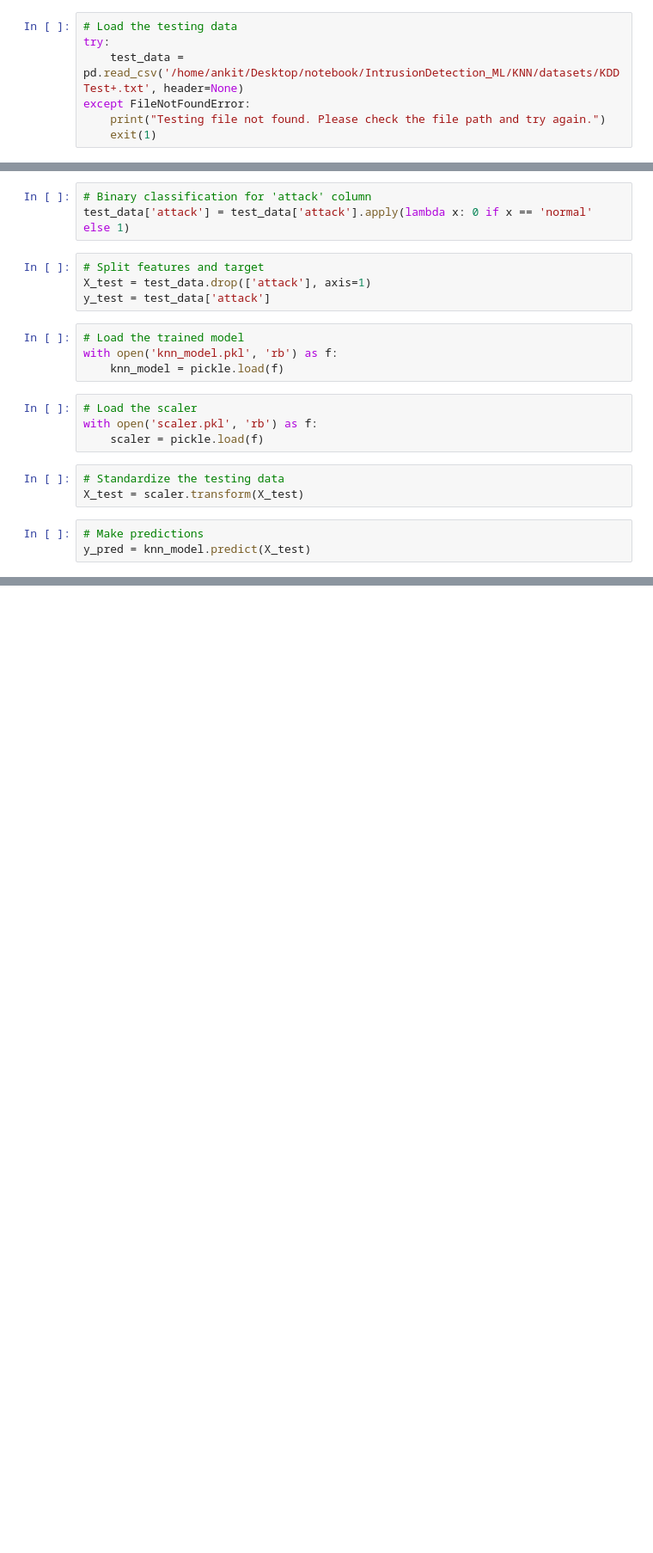
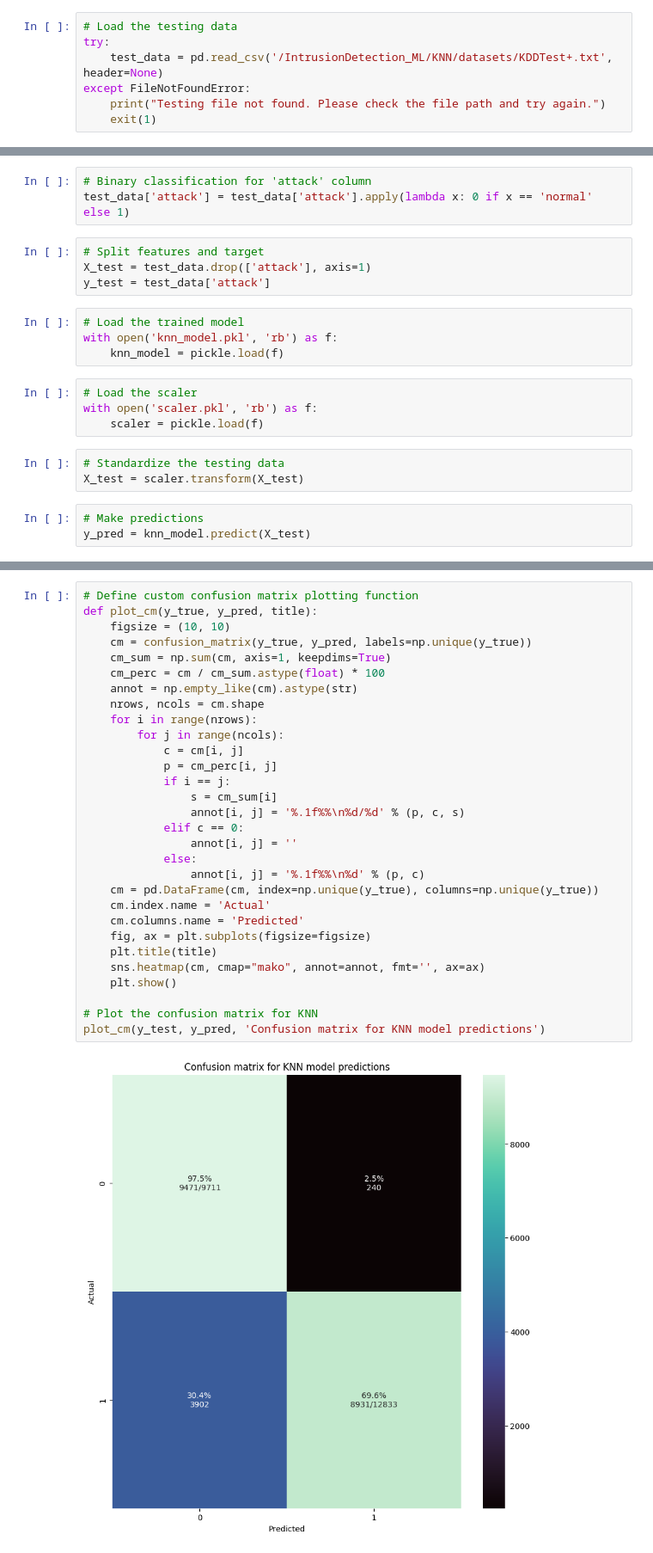
Before and after one commit to srijan-lamichhane/IntrusionDetection_ML, a Jupyter notebook: KNN/knn_test.ipynb, the cells around one changed output, grey strips where cells are left out. Shown at 86% size. Saved outputs shown, nothing was run; the diff lists cells and outputs as text; blank space fills up the shorter version.

```diff
--- a/KNN/knn_test.ipynb
+++ b/KNN/knn_test.ipynb
@@ -7,7 +9,7 @@ import pickle
 # %%
 # Load the testing data
 try:
-    test_data = pd.read_csv('/home/ankit/Desktop/notebook/IntrusionDetection_ML/KNN/datasets/KDDTest+.txt', header=None)
+    test_data = pd.read_csv('/IntrusionDetection_ML/KNN/datasets/KDDTest+.txt', header=None)
 except FileNotFoundError:
     print("Testing file not found. Please check the file path and try again.")
     exit(1)
@@ -60,0 +79,32 @@ print("ROC AUC:", roc_auc_score(y_test, y_pred))
+# %%
+# Define custom confusion matrix plotting function
+def plot_cm(y_true, y_pred, title):
+    figsize = (10, 10)
+    cm = confusion_matrix(y_true, y_pred, labels=np.unique(y_true))
+    cm_sum = np.sum(cm, axis=1, keepdims=True)
+    cm_perc = cm / cm_sum.astype(float) * 100
+    annot = np.empty_like(cm).astype(str)
+    nrows, ncols = cm.shape
+    for i in range(nrows):
+        for j in range(ncols):
+            c = cm[i, j]
+            p = cm_perc[i, j]
+            if i == j:
+                s = cm_sum[i]
+                annot[i, j] = '%.1f%%\n%d/%d' % (p, c, s)
+            elif c == 0:
+                annot[i, j] = ''
+            else:
+                annot[i, j] = '%.1f%%\n%d' % (p, c)
+    cm = pd.DataFrame(cm, index=np.unique(y_true), columns=np.unique(y_true))
+    cm.index.name = 'Actual'
+    cm.columns.name = 'Predicted'
+    fig, ax = plt.subplots(figsize=figsize)
+    plt.title(title)
+    sns.heatmap(cm, cmap="mako", annot=annot, fmt='', ax=ax)
+    plt.show()
+
+# Plot the confusion matrix for KNN
+plot_cm(y_test, y_pred, 'Confusion matrix for KNN model predictions')
+# %% [output]
+[figure, added]
```
Also changed, not shown: parts of 2 cells of this notebook, 1 other file.
